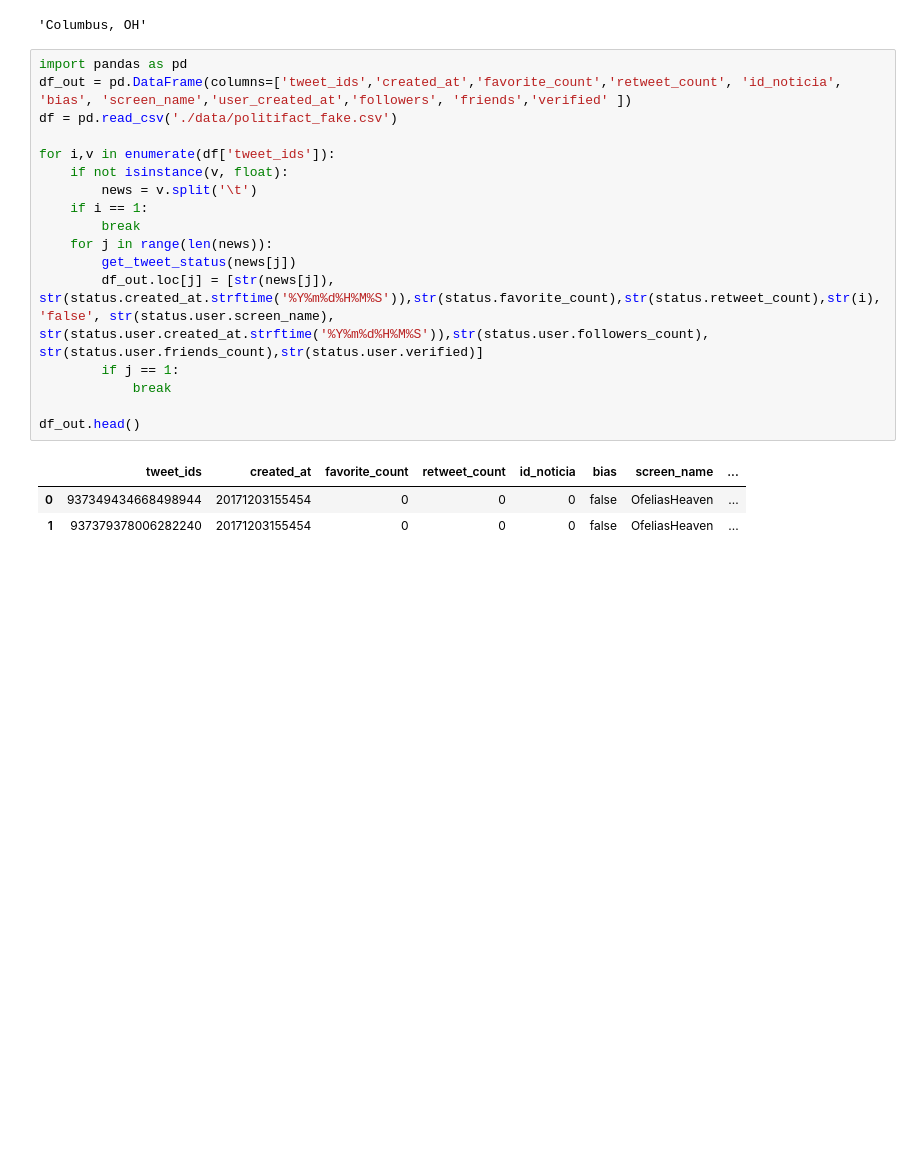
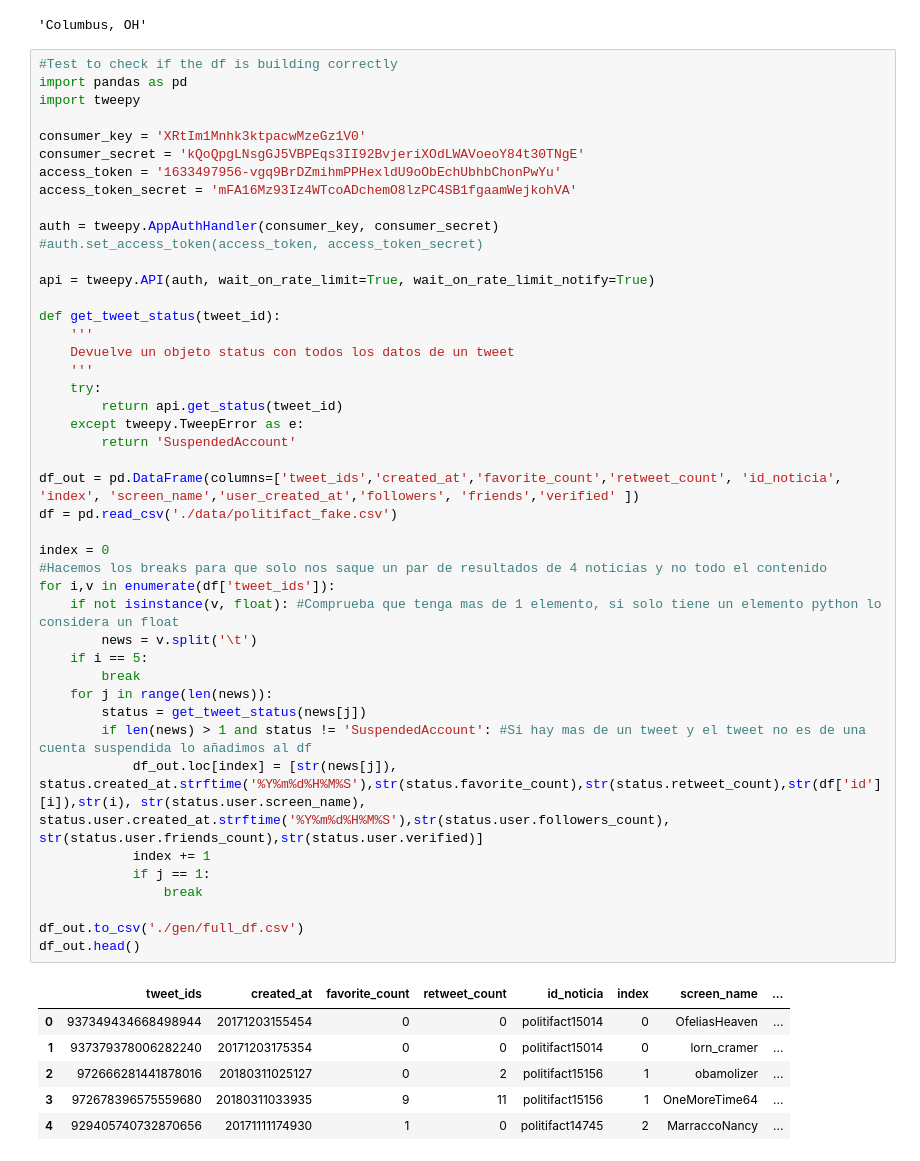
Before and after one commit to GuillermoOvejeroSanchez/Social-Network-Analysis, a Jupyter notebook: FakeNews/PruebasWilson.ipynb, the cells around one changed output. Saved outputs shown, nothing was run; the diff lists cells and outputs as text; blank space fills up the shorter version.

```diff
--- a/FakeNews/PruebasWilson.ipynb
+++ b/FakeNews/PruebasWilson.ipynb
@@ -362,23 +362,53 @@ status.user.location
 # %% [output]
 'Columbus, OH'
 # %%
+#Test to check if the df is building correctly
 import pandas as pd
-df_out = pd.DataFrame(columns=['tweet_ids','created_at','favorite_count','retweet_count', 'id_noticia', 'bias', 'screen_name','user_created_at','followers', 'friends','verified' ])
+import tweepy
+
+consumer_key = 'XRtIm1Mnhk3ktpacwMzeGz1V0'
+consumer_secret = 'kQoQpgLNsgGJ5VBPEqs3II92BvjeriXOdLWAVoeoY84t30TNgE'
+access_token = '1633497956-vgq9BrDZmihmPPHexldU9oObEchUbhbChonPwYu'
+access_token_secret = 'mFA16Mz93Iz4WTcoADchemO8lzPC4SB1fgaamWejkohVA'
+
+auth = tweepy.AppAuthHandler(consumer_key, consumer_secret)
+#auth.set_access_token(access_token, access_token_secret)
+
+api = tweepy.API(auth, wait_on_rate_limit=True, wait_on_rate_limit_notify=True)
+
+def get_tweet_status(tweet_id):
+    '''
+    Devuelve un objeto status con todos los datos de un tweet
+    '''
+    try:
+        return api.get_status(tweet_id)
+    except tweepy.TweepError as e:
+        return 'SuspendedAccount'
+
+df_out = pd.DataFrame(columns=['tweet_ids','created_at','favorite_count','retweet_count', 'id_noticia', 'index', 'screen_name','user_created_at','followers', 'friends','verified' ])
 df = pd.read_csv('./data/politifact_fake.csv')
 
+index = 0
+#Hacemos los breaks para que solo nos saque un par de resultados de 4 noticias y no todo el contenido
 for i,v in enumerate(df['tweet_ids']):
-    if not isinstance(v, float):
+    if not isinstance(v, float): #Comprueba que tenga mas de 1 elemento, si solo tiene un elemento python lo considera un float
         news = v.split('\t')
-    if i == 1:
+    if i == 5:
         break
     for j in range(len(news)):
-        get_tweet_status(news[j])
-        df_out.loc[j] = [str(news[j]), str(status.created_at.strftime('%Y%m%d%H%M%S')),str(status.favorite_count),str(status.retweet_count),str(i),'false', str(status.user.screen_name), str(status.user.created_at.strftime('%Y%m%d%H%M%S')),str(status.user.followers_count), str(status.user.friends_count),str(status.user.verified)]
-        if j == 1:
-            break
+        status = get_tweet_status(news[j])
+        if len(news) > 1 and status != 'SuspendedAccount': #Si hay mas de un tweet y el tweet no es de una cuenta suspendida lo añadimos al df
+            df_out.loc[index] = [str(news[j]), status.created_at.strftime('%Y%m%d%H%M%S'),str(status.favorite_count),str(status.retweet_count),str(df['id'][i]),str(i), str(status.user.screen_name), status.user.created_at.strftime('%Y%m%d%H%M%S'),str(status.user.followers_count), str(status.user.friends_count),str(status.user.verified)]
+            index += 1
+            if j == 1:
+                break
 
+df_out.to_csv('./gen/full_df.csv')
 df_out.head()
 # %% [output]
-|  | tweet_ids | created_at | favorite_count | retweet_count | id_noticia | bias | screen_name | ... |
-| 0 | 937349434668498944 | 20171203155454 | 0 | 0 | 0 | false | OfeliasHeaven | ... |
-| 1 | 937379378006282240 | 20171203155454 | 0 | 0 | 0 | false | OfeliasHeaven | ... |
+|  | tweet_ids | created_at | favorite_count | retweet_count | id_noticia | index | screen_name | ... |
+| 0 | 937349434668498944 | 20171203155454 | 0 | 0 | politifact15014 | 0 | OfeliasHeaven | ... |
+| 1 | 937379378006282240 | 20171203175354 | 0 | 0 | politifact15014 | 0 | lorn_cramer | ... |
+| 2 | 972666281441878016 | 20180311025127 | 0 | 2 | politifact15156 | 1 | obamolizer | ... |
+| 3 | 972678396575559680 | 20180311033935 | 9 | 11 | politifact15156 | 1 | OneMoreTime64 | ... |
+| 4 | 929405740732870656 | 20171111174930 | 1 | 0 | politifact14745 | 2 | MarraccoNancy | ... |
```
Also changed, not shown: 4 other files.
